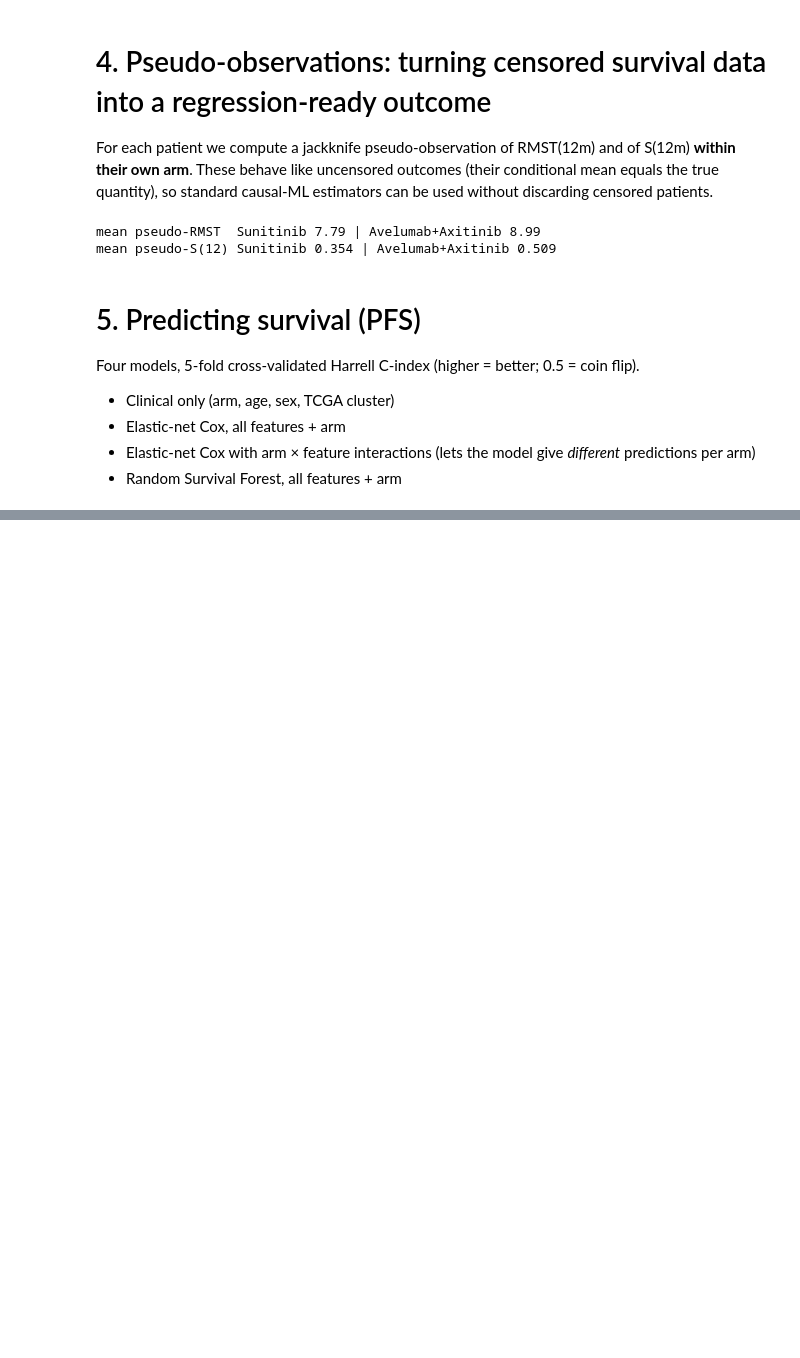
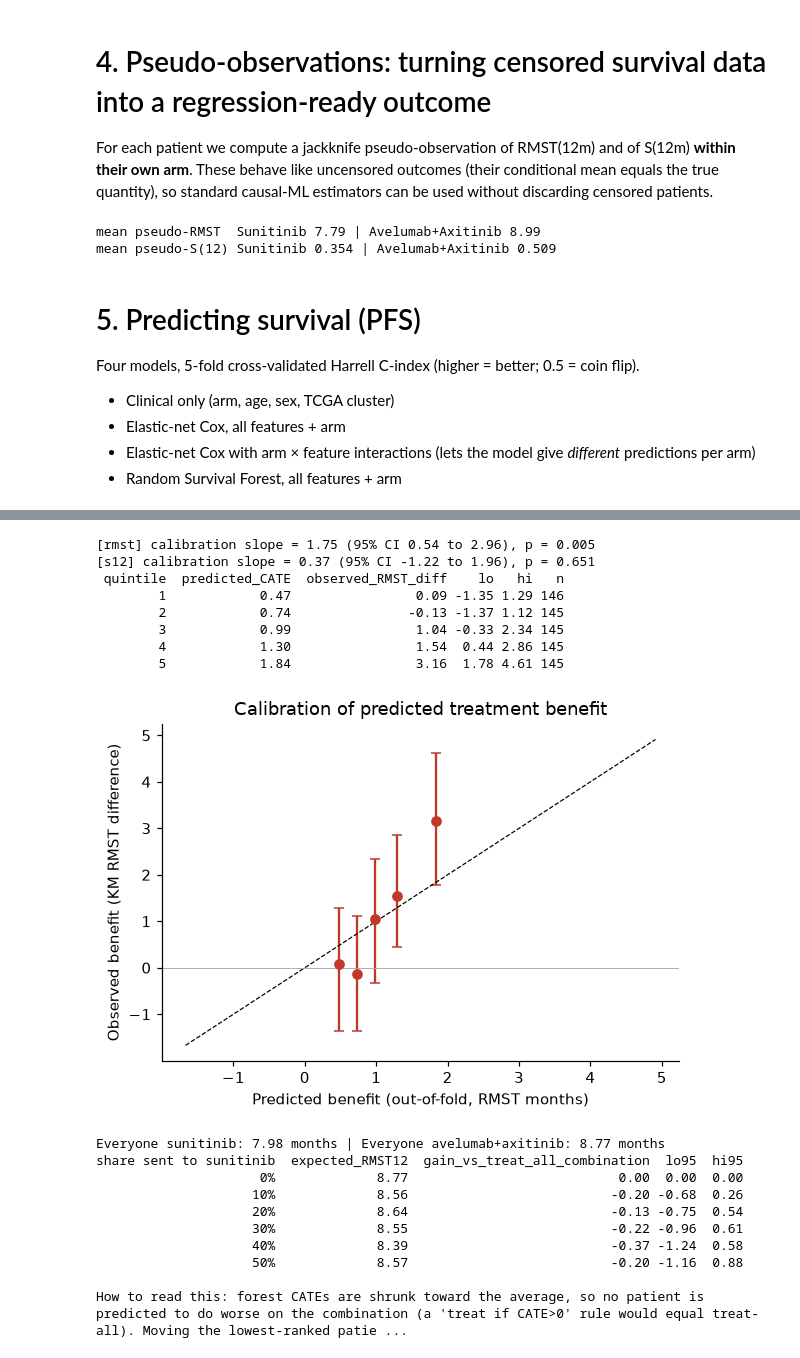
Before and after one commit to DangTranQL/kidney, a Jupyter notebook: code/main.ipynb, the cells around one changed output, grey strips where cells are left out. Cells and saved outputs as stored; diff of their text form; code cells hidden in the pictures; blank space fills up the shorter version.

```diff
--- a/code/main.ipynb
+++ b/code/main.ipynb
@@ -265,0 +342,74 @@ ImportError: cannot import name 'HalfPoissonLossArrayAPI' from 'sklearn._loss.lo
+# %%
+import statsmodels.api as sm
+
+def blp_test(Y, tau_hat):
+    m = cross_val_predict(GradientBoostingRegressor(n_estimators=100, max_depth=2, learning_rate=0.05, subsample=0.7, random_state=SEED),
+                          np.c_[T, Xv], Y, cv=KFold(5, shuffle=True, random_state=SEED))
+    score = (T - 0.5) / 0.25 * (Y - m)                 # mean = true CATE because P(T=1)=0.5
+    fit = sm.OLS(score, sm.add_constant(np.c_[tau_hat])).fit(cov_type="HC3")
+    return fit.params[1], fit.conf_int()[1], fit.pvalues[1]
+
+for tag, Y in [("rmst", Y_rmst), ("s12", Y_s12)]:
+    b, ci, p = blp_test(Y, cate_oof[tag])
+    print(f"[{tag}] calibration slope = {b:.2f} (95% CI {ci[0]:.2f} to {ci[1]:.2f}), p = {p:.3f}")
+
+tau = cate_oof["rmst"]
+q = pd.qcut(tau, 5, labels=False)
+rows = []
+for k in range(5):
+    m = q == k
+    est, ci = boot_diff(time_[m], event[m], T[m], "rmst", B=300, seed=k)
+    rows.append((k + 1, tau[m].mean(), est, ci[0], ci[1], m.sum()))
+qdf = pd.DataFrame(rows, columns=["quintile", "predicted_CATE", "observed_RMST_diff", "lo", "hi", "n"])
+print(qdf.round(2).to_string(index=False))
+
+fig, ax = plt.subplots(figsize=(5.5, 4))
+ax.errorbar(qdf.predicted_CATE, qdf.observed_RMST_diff, yerr=[qdf.observed_RMST_diff - qdf.lo, qdf.hi - qdf.observed_RMST_diff], fmt="o", color="#c0392b", capsize=3)
+lim = [min(qdf.lo.min(), qdf.predicted_CATE.min()) - .3, max(qdf.hi.max(), qdf.predicted_CATE.max()) + .3]
+ax.plot(lim, lim, "k--", lw=.8); ax.axhline(0, color="#aaa", lw=.6)
+ax.set_xlabel("Predicted benefit (out-of-fold, RMST months)"); ax.set_ylabel("Observed benefit (KM RMST difference)")
+ax.set_title("Calibration of predicted treatment benefit"); plt.tight_layout(); plt.show()
+
+# Policy curve: send the f% of patients with the LOWEST predicted benefit to sunitinib, everyone else gets the combination.
+# Value = expected RMST(12m), estimated by inverse-probability weighting (known randomisation prob 0.5; pseudo-observations handle censoring).
+Y = Y_rmst
+def policy_value_idx(Y, T, send_sun):
+    arm = np.where(send_sun, 0, 1)
+    return np.mean(Y * (T == arm) / 0.5)
+
+order = np.argsort(tau)
+rows = []
+rng = np.random.default_rng(1)
+boots = [rng.integers(0, len(Y), len(Y)) for _ in range(500)]
+for f in [0, 0.1, 0.2, 0.3, 0.4, 0.5]:
+    send = np.zeros(len(Y), bool); send[order[: int(f * len(Y))]] = True
+    v = policy_value_idx(Y, T, send)
+    d = [policy_value_idx(Y[b], T[b], send[b]) - policy_value_idx(Y[b], T[b], np.zeros(len(b), bool)) for b in boots]
+    rows.append((f"{int(f*100)}%", v, v - policy_value_idx(Y, T, np.zeros(len(Y), bool)), *np.percentile(d, [2.5, 97.5])))
+pol = pd.DataFrame(rows, columns=["share sent to sunitinib", "expected_RMST12", "gain_vs_treat_all_combination", "lo95", "hi95"])
+print("Everyone sunitinib: %.2f months | Everyone avelumab+axitinib: %.2f months" % (
+    policy_value_idx(Y, T, np.ones(len(Y), bool)), policy_value_idx(Y, T, np.zeros(len(Y), bool))))
+print(pol.round(2).to_string(index=False))
+print("\nHow to read this: forest CATEs are shrunk toward the average, so no patient is predicted to do worse on the combination "
+      "(a 'treat if CATE>0' rule would equal treat-all). Moving the lowest-ranked patients to sunitinib does NOT improve expected PFS "
+      "(all CIs include 0, point estimates are negative). The lowest quintiles show roughly *no benefit* from the combination, not evidence of harm.")
+# %% [output]
+[rmst] calibration slope = 1.75 (95% CI 0.54 to 2.96), p = 0.005
+[s12] calibration slope = 0.37 (95% CI -1.22 to 1.96), p = 0.651
+ quintile  predicted_CATE  observed_RMST_diff    lo   hi   n
+        1            0.47                0.09 -1.35 1.29 146
+        2            0.74               -0.13 -1.37 1.12 145
+        3            0.99                1.04 -0.33 2.34 145
+        4            1.30                1.54  0.44 2.86 145
+        5            1.84                3.16  1.78 4.61 145
+[figure, added]
+Everyone sunitinib: 7.98 months | Everyone avelumab+axitinib: 8.77 months
+share sent to sunitinib  expected_RMST12  gain_vs_treat_all_combination  lo95  hi95
+                     0%             8.77                           0.00  0.00  0.00
+                    10%             8.56                          -0.20 -0.68  0.26
+                    20%             8.64                          -0.13 -0.75  0.54
+                    30%             8.55                          -0.22 -0.96  0.61
+                    40%             8.39                          -0.37 -1.24  0.58
+                    50%             8.57                          -0.20 -1.16  0.88
+
+How to read this: forest CATEs are shrunk toward the average, so no patient is predicted to do worse on the combination (a 'treat if CATE>0' rule would equal treat-all). Moving the lowest-ranked patie ...
```
Also changed, not shown: parts of 18 cells of this notebook, 5 other files.
